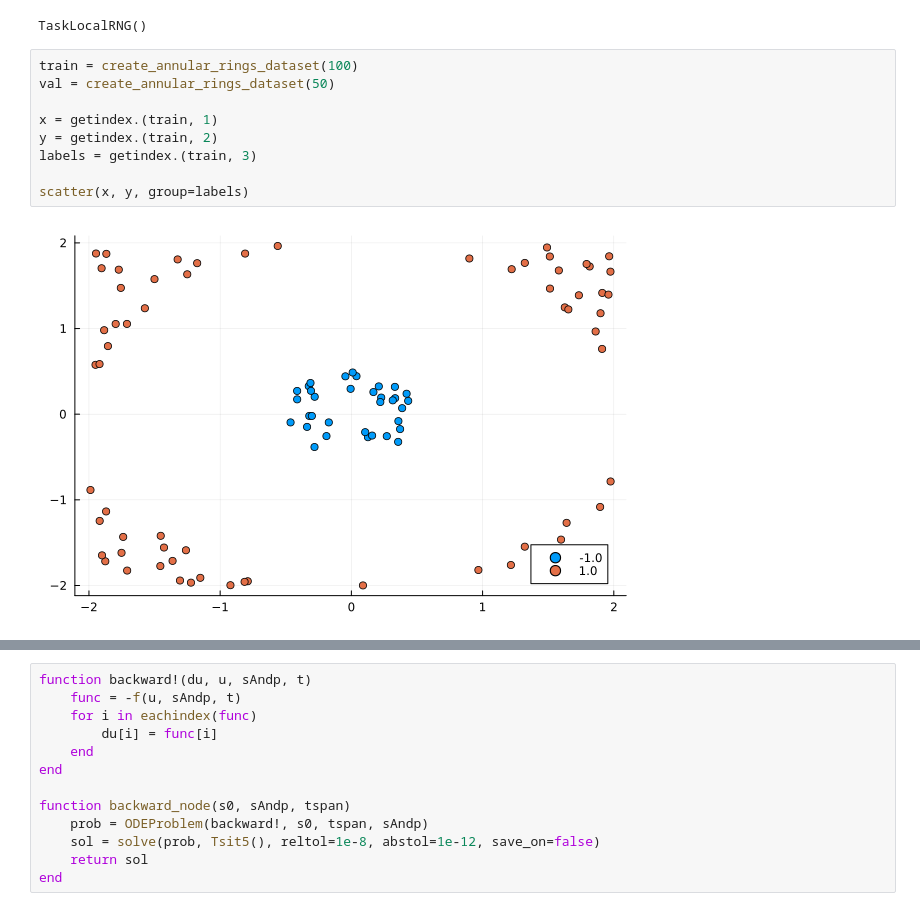
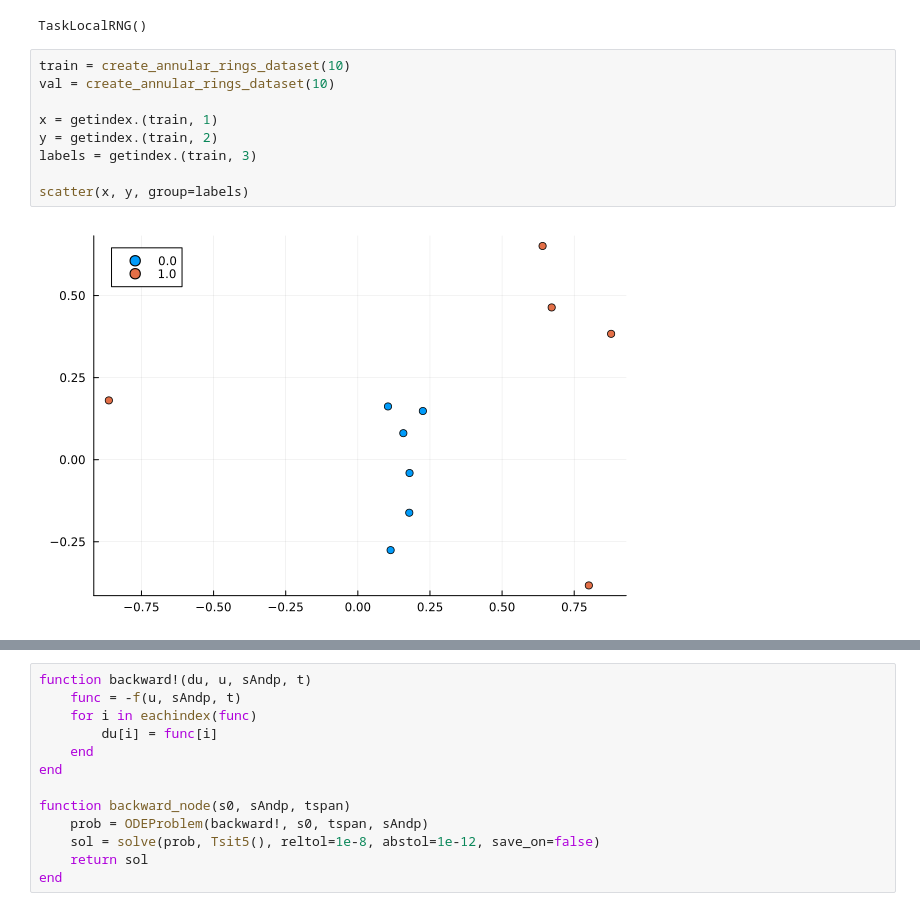
Before and after one commit to rajiv256/NeuralCRNGen, a Jupyter notebook: julia/odecheck.ipynb, the cells around one changed output, grey strips where cells are left out. Saved outputs shown, nothing was run; the diff lists cells and outputs as text.

Commit message:
annular rings working!

```diff
--- a/julia/odecheck.ipynb
+++ b/julia/odecheck.ipynb
@@ -20,16 +20,16 @@ Random.seed!(1224)
 # %% [output]
 TaskLocalRNG()
 # %%
-train = create_annular_rings_dataset(100)
-val = create_annular_rings_dataset(50)
+train = create_annular_rings_dataset(10)
+val = create_annular_rings_dataset(10)
 
 x = getindex.(train, 1)
 y = getindex.(train, 2)
 labels = getindex.(train, 3)
 
 scatter(x, y, group=labels)
 # %% [output]
-[figure, old version]
+[figure, new version]
 # %%
 function create_params(; dims=3, t0=0.0, t1=1.0, h=0.1)
     params = []
```
Also changed, not shown: parts of 10 cells of this notebook, 7 other files.
